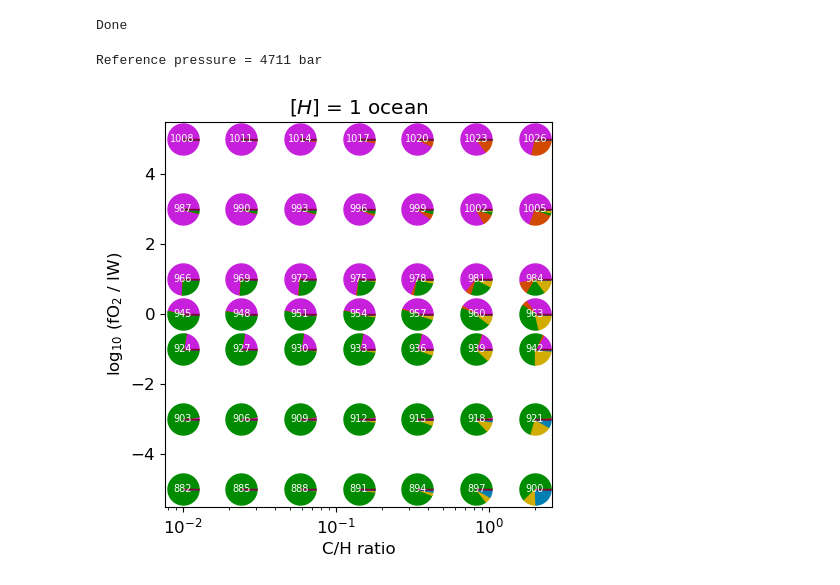
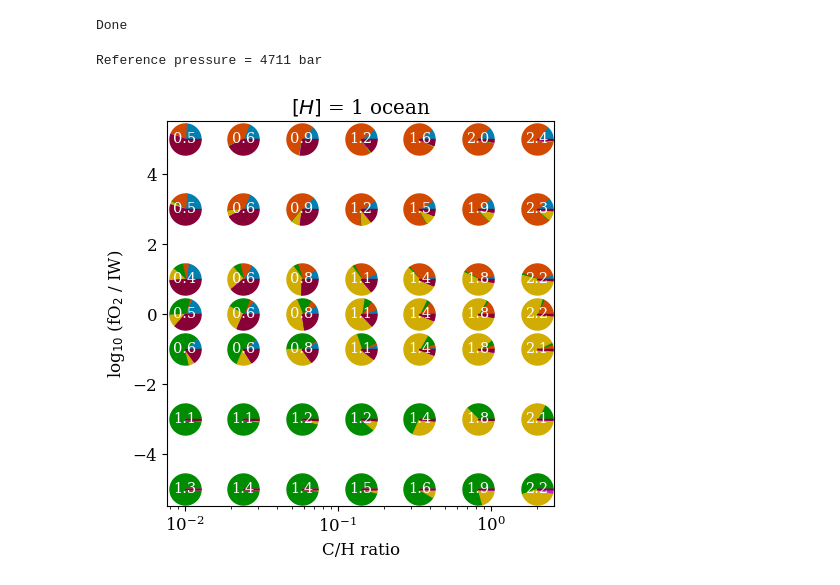
Before and after one commit to nichollsh/proteus_analysis, a Jupyter notebook: composition_pies.ipynb, the cells around one changed output. Saved outputs shown, nothing was run; the diff lists cells and outputs as text; code cells hidden in the pictures.

```diff
--- a/composition_pies.ipynb
+++ b/composition_pies.ipynb
@@ -1,10 +1,15 @@
 # %%
 import matplotlib as mpl
+
+font = {'family' : 'serif',
+        'size'   : 12}
+
+mpl.rc('font', **font)
+
 import matplotlib.pyplot as plt
 import matplotlib.patches as mpatches
 import numpy as np
 
-mpl.rcParams.update({'font.size': 12})
 mpl.rcParams['axes.formatter.useoffset'] = False
 # %%
 import utils.load_grid as lg
@@ -100,11 +105,12 @@ def make_pies(x,x_lbl, y,y_lbl, control,plot_casenums=False,plot_controls=False,
         s = r_ref
         ax = _pie(ax, x_plt[i], y_plt[i], s, ratios, colors)
         if plot_psurf:
+            p_surf_log = np.log10(lg.access_hvars(hvars,"P_surf",time_idx)[c_plt[i]])
             ax.text(x_plt[i],y_plt[i],
-                        "%.1f"%np.log10(lg.access_hvars(hvars,"P_surf",time_idx)[c_plt[i]]),
+                        "%.1f"%p_surf_log,
                         color="white",
                         horizontalalignment="center", verticalalignment="center",
-                        fontsize=11)
+                        fontsize=10.5)
 
     # Legend
     if plot_legend:
@@ -118,7 +124,7 @@ def make_pies(x,x_lbl, y,y_lbl, control,plot_casenums=False,plot_controls=False,
 
     if plot_casenums:
         for i in range(len(x_plt)):
-            ax.text(x_plt[i],y_plt[i],c_plt[i],fontsize=7, color='white', horizontalalignment='center', verticalalignment='center')
+            ax.text(x_plt[i],y_plt[i],c_plt[i],fontsize=7, color='magenta', horizontalalignment='center', verticalalignment='center')
 
     if plot_controls:
         control_str = "Control variables:\n"
@@ -144,34 +150,34 @@ def make_pies(x,x_lbl, y,y_lbl, control,plot_casenums=False,plot_controls=False,
 # %%
 # Variables
 x = cvars["CH_ratio"];      x_lbl = "C/H ratio";                    logx=True
 y = cvars["fO2_shift_IW"];  y_lbl = "log$_{10}$ (fO$_{2}$ / IW)";   logy=False
-control = {"mean_distance":3.0, "hydrogen_earth_oceans":1.0}
+control = {"mean_distance":0.1, "hydrogen_earth_oceans":1.0}
 
 plot_controls = False
-plot_casenums = True
-plot_psurf =    False
+plot_casenums = False
+plot_psurf =    True
 title         = r"$[H]$ = %d ocean%s"%(control["hydrogen_earth_oceans"], "s" if (control["hydrogen_earth_oceans"]!=1) else "" )
 r_ref         = 500.0
 
 outpath       = "output/recent_pies.pdf"
 plot_legend   = False
 time_idx      = -1
 dark          = False
 # y_lbl         = ""
 
 if dark:
     COLOR = 'white'
 else:
     COLOR = 'black'
 
 mpl.rcParams['text.color'] = COLOR
 mpl.rcParams['axes.labelcolor'] = COLOR
 mpl.rcParams['xtick.color'] = COLOR
 mpl.rcParams['ytick.color'] = COLOR
 mpl.rcParams['axes.edgecolor'] = COLOR
 
 make_pies(x,x_lbl, y,y_lbl, control, logx=logx, logy=logy, time_idx=time_idx, dark_theme=dark, plot_psurf=plot_psurf,
           plot_casenums=plot_casenums, plot_controls=plot_controls, plot_legend=plot_legend, title=title, r_ref=r_ref, outpath=outpath)
 # %% [output]
 Reference pressure = 4711 bar
-[figure, old version]
+[figure, new version]
```
Also changed, not shown: 4 other files.
